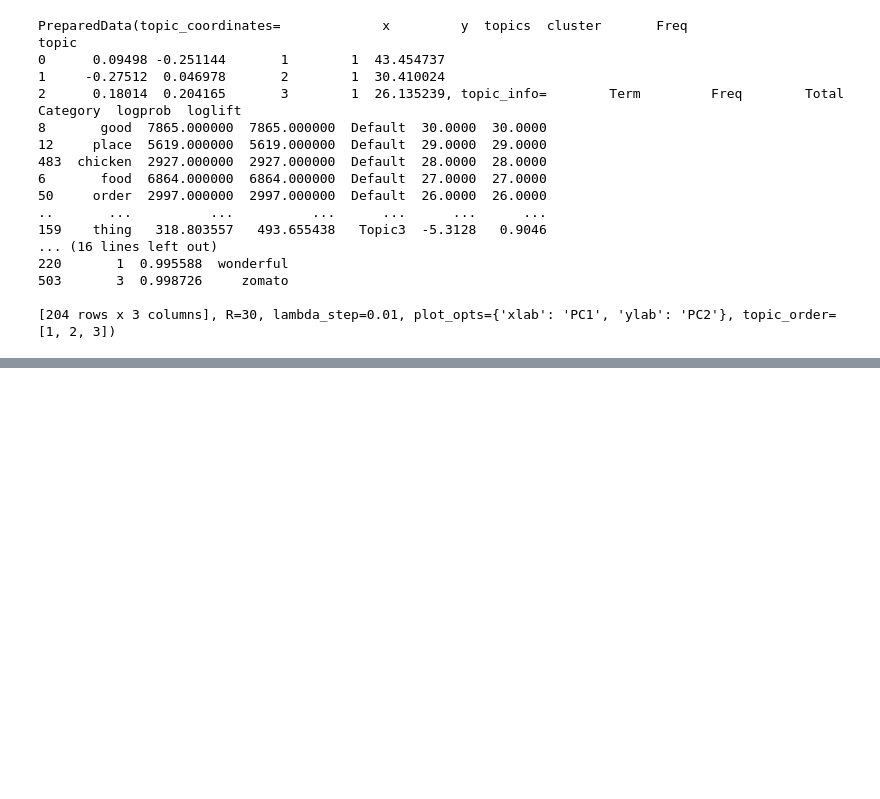
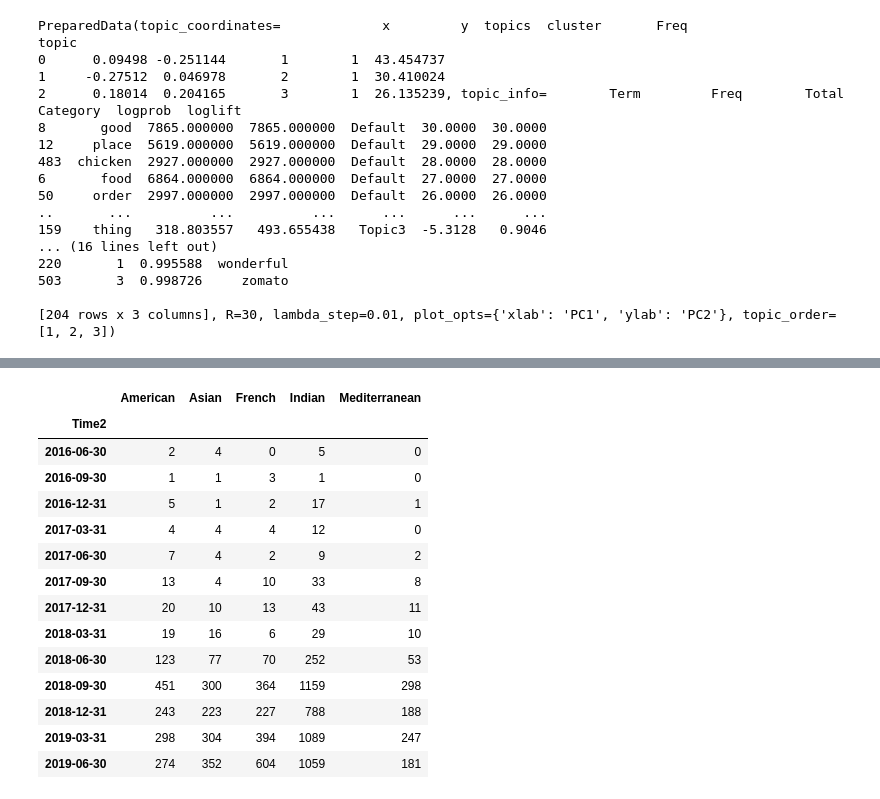
Before and after one commit to Csummers12000/NLP_Review_Analysis, a Jupyter notebook: NLPReviews.ipynb, the cells around one changed output, grey strips where cells are left out. Cells and saved outputs as stored; diff of their text form; code cells hidden in the pictures; blank space fills up the shorter version.

```diff
--- a/NLPReviews.ipynb
+++ b/NLPReviews.ipynb
@@ -130,0 +201,18 @@ topic
+# %%
+quarterly_reviews
+# %% [output]
+|  | American | Asian | French | Indian | Mediterranean |
+| Time2 |  |  |  |  |  |
+| 2016-06-30 | 2 | 4 | 0 | 5 | 0 |
+| 2016-09-30 | 1 | 1 | 3 | 1 | 0 |
+| 2016-12-31 | 5 | 1 | 2 | 17 | 1 |
+| 2017-03-31 | 4 | 4 | 4 | 12 | 0 |
+| 2017-06-30 | 7 | 4 | 2 | 9 | 2 |
+| 2017-09-30 | 13 | 4 | 10 | 33 | 8 |
+| 2017-12-31 | 20 | 10 | 13 | 43 | 11 |
+| 2018-03-31 | 19 | 16 | 6 | 29 | 10 |
+| 2018-06-30 | 123 | 77 | 70 | 252 | 53 |
+| 2018-09-30 | 451 | 300 | 364 | 1159 | 298 |
+| 2018-12-31 | 243 | 223 | 227 | 788 | 188 |
+| 2019-03-31 | 298 | 304 | 394 | 1089 | 247 |
+| 2019-06-30 | 274 | 352 | 604 | 1059 | 181 |
```
Also changed, not shown: parts of 8 cells of this notebook.
